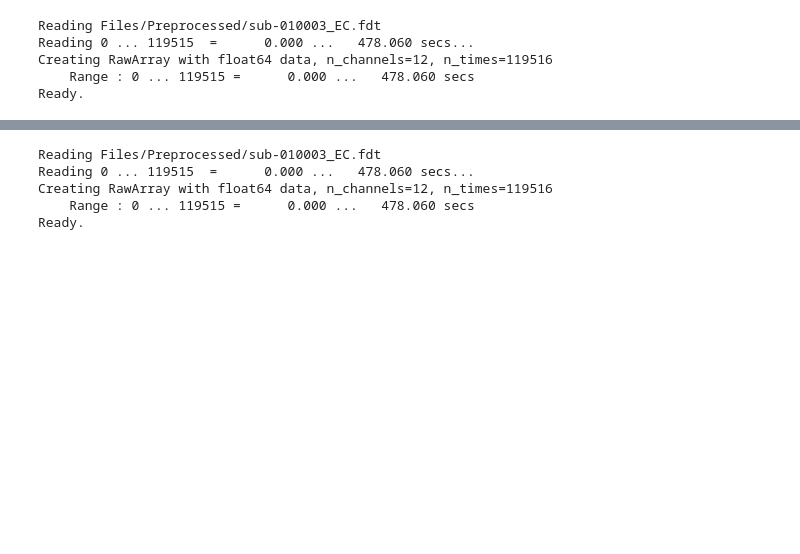
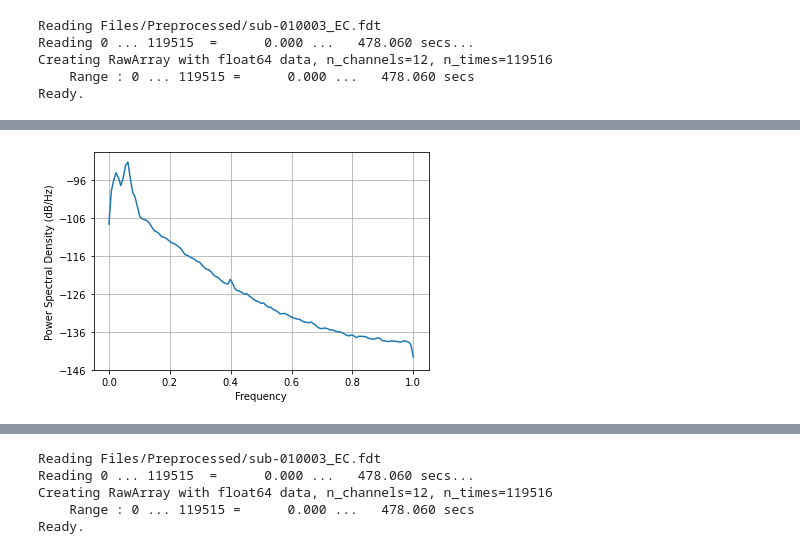
Before and after one commit to LaiaNO/EEG, a Jupyter notebook: 10_11_2020_EEGData.ipynb, the cells around one changed output, grey strips where cells are left out. Cells and saved outputs as stored; diff of their text form; code cells hidden in the pictures; blank space fills up the shorter version.

```diff
--- a/10_11_2020_EEGData.ipynb
+++ b/10_11_2020_EEGData.ipynb
@@ -153,2 +151,8 @@ plt.show()
+# %%
+matplotlib.pyplot.psd(data)
+plt.show()
+#Frq ! radius no, should be hz.
+# %% [output]
+[figure, added]
 # %%
 # epoch fuction (5s split with overlap)(n epochs x)
```
Also changed, not shown: parts of 7 cells of this notebook, 1 other file.
